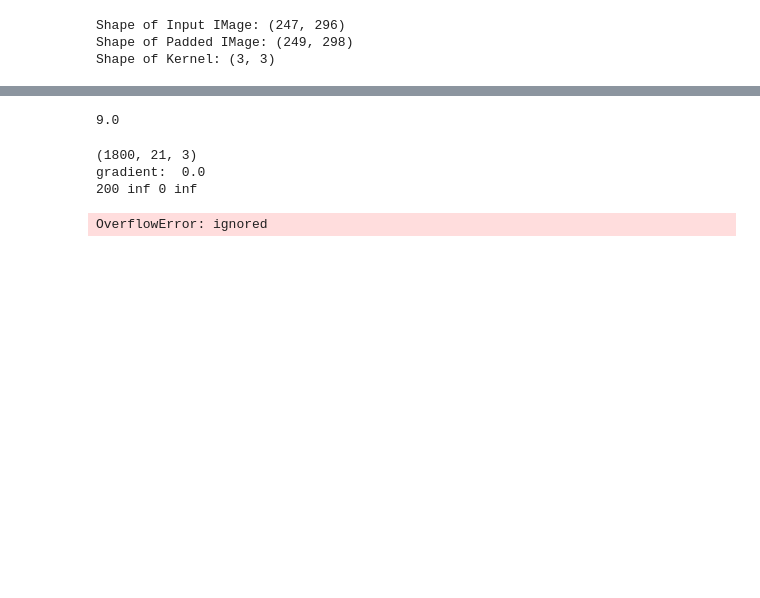
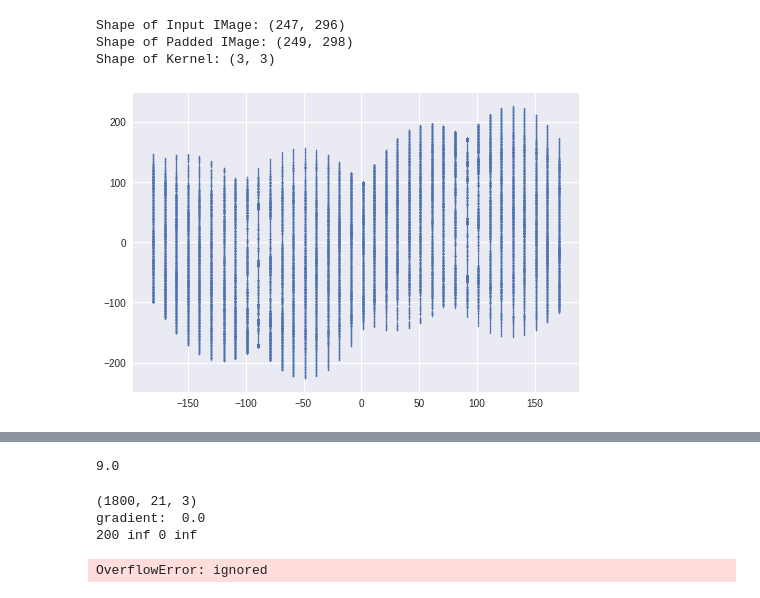
Before and after one commit to MicroprocessorX069/Image-morphology-segmentation-and-Hough-transform, a Jupyter notebook: Hough_Transform.ipynb, the cells around one changed output, grey strips where cells are left out. Drawn from its saved outputs; the diff is of its cells as text; code cells hidden in the pictures; blank space fills up the shorter version.

```diff
--- a/Hough_Transform.ipynb
+++ b/Hough_Transform.ipynb
@@ -167,3 +176,9 @@ Shape of Padded IMage: (249, 298)
 Shape of Kernel: (3, 3)
 # %%
 plt.imshow(vertical_detection)
+# %%
+hough_list=np.array(hough_list)
+plt.scatter(hough_list[:,0],hough_list[:,1],1)
+plt.show()
+# %% [output]
+[figure, added]
```
Also changed, not shown: parts of 5 cells of this notebook.
